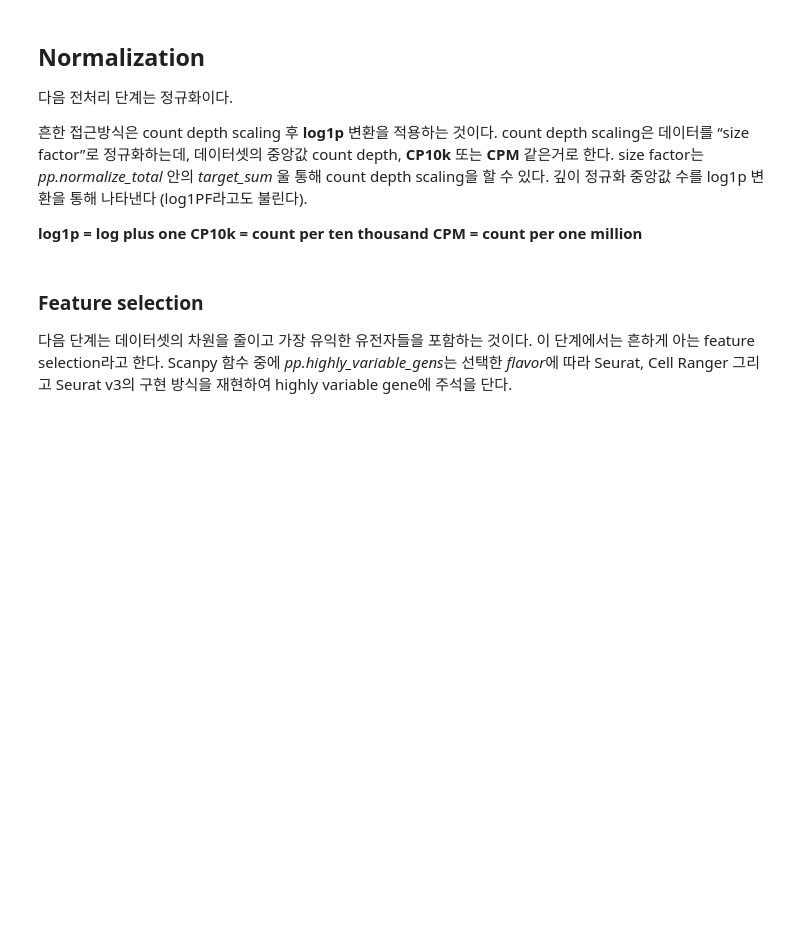
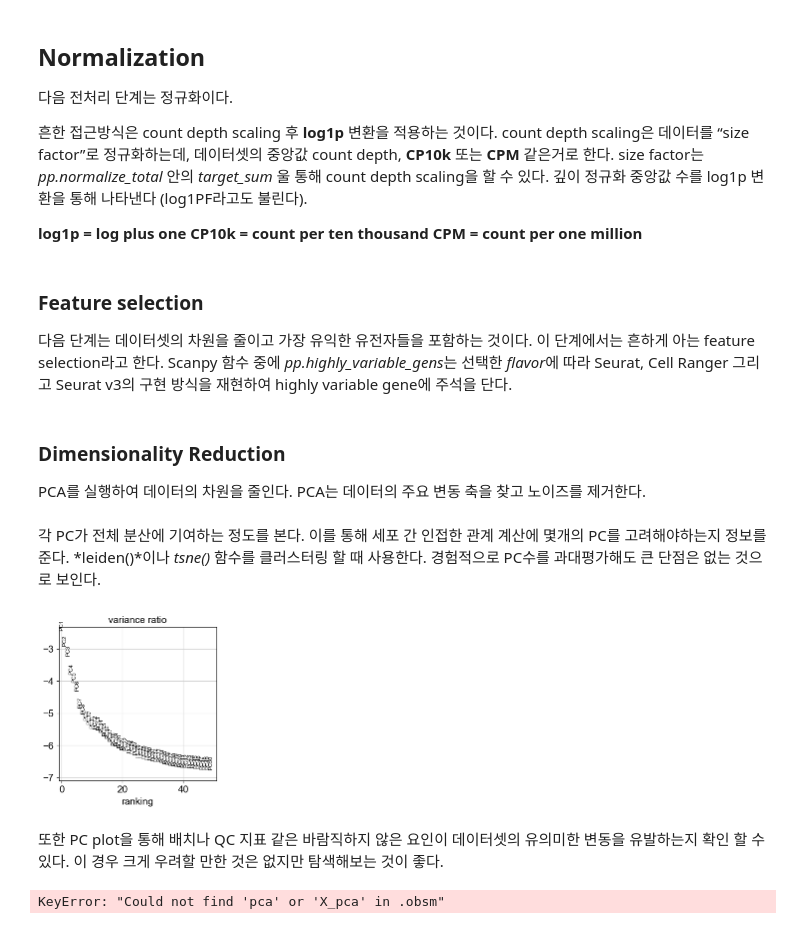
Before and after one commit to boeun02/scRNA-seq-Cancer-Immunology-Analysis, a Jupyter notebook: phase0_basics/01_pbmc_tutorial.ipynb, the cells around one changed output. Saved outputs shown, nothing was run; the diff lists cells and outputs as text; code cells hidden in the pictures; blank space fills up the shorter version.

Commit message:
feat: 01_pbmc_tuto double detection~nearst neighbor graph

```diff
--- a/phase0_basics/01_pbmc_tutorial.ipynb
+++ b/phase0_basics/01_pbmc_tutorial.ipynb
@@ -178,3 +176,8 @@ Scanpy 함수 중에 *pp.highly_variable_gens*는 선택한 *flavor*에 따라 S
 sc.pp.highly_variable_genes(adata, n_top_genes=2000, batch_key="sample")
 # %%
 sc.pp.highly_variable_genes(adata)
+# %% [markdown]
+### Dimensionality Reduction
+
+PCA를 실행하여 데이터의 차원을 줄인다.
+PCA는 데이터의 주요 변동 축을 찾고 노이즈를 제거한다.
@@ -180,0 +186,22 @@ sc.pp.highly_variable_genes(adata)
+# %% [markdown]
+각 PC가 전체 분산에 기여하는 정도를 본다.
+이를 통해 세포 간 인접한 관계 계산에 몇개의 PC를 고려해야하는지 정보를 준다.
+*leiden()*이나 *tsne()* 함수를 클러스터링 할 때 사용한다.
+경험적으로 PC수를 과대평가해도 큰 단점은 없는 것으로 보인다.
+# %%
+sc.pl.pca_variance_ratio(adata, n_pcs=50, log=True)
+# %% [output]
+[figure, added]
+# %% [markdown]
+또한 PC plot을 통해 배치나 QC 지표 같은 바람직하지 않은 요인이 데이터셋의 유의미한 변동을 유발하는지 확인 할 수 있다.
+이 경우 크게 우려할 만한 것은 없지만 탐색해보는 것이 좋다.
+# %%
+sc.pl.pca(
+    adata,
+    color=["sample", "sample", "pct_counts_mt", "pct_counts_mt"],
+    dimensions=[(0, 1), (2, 3), (0, 1), (2, 3)],
+    ncols=2,
+    size=2
+)
+# %% [output]
+KeyError: "Could not find 'pca' or 'X_pca' in .obsm"
```
Also changed, not shown: parts of 3 cells of this notebook, 1 other file.
